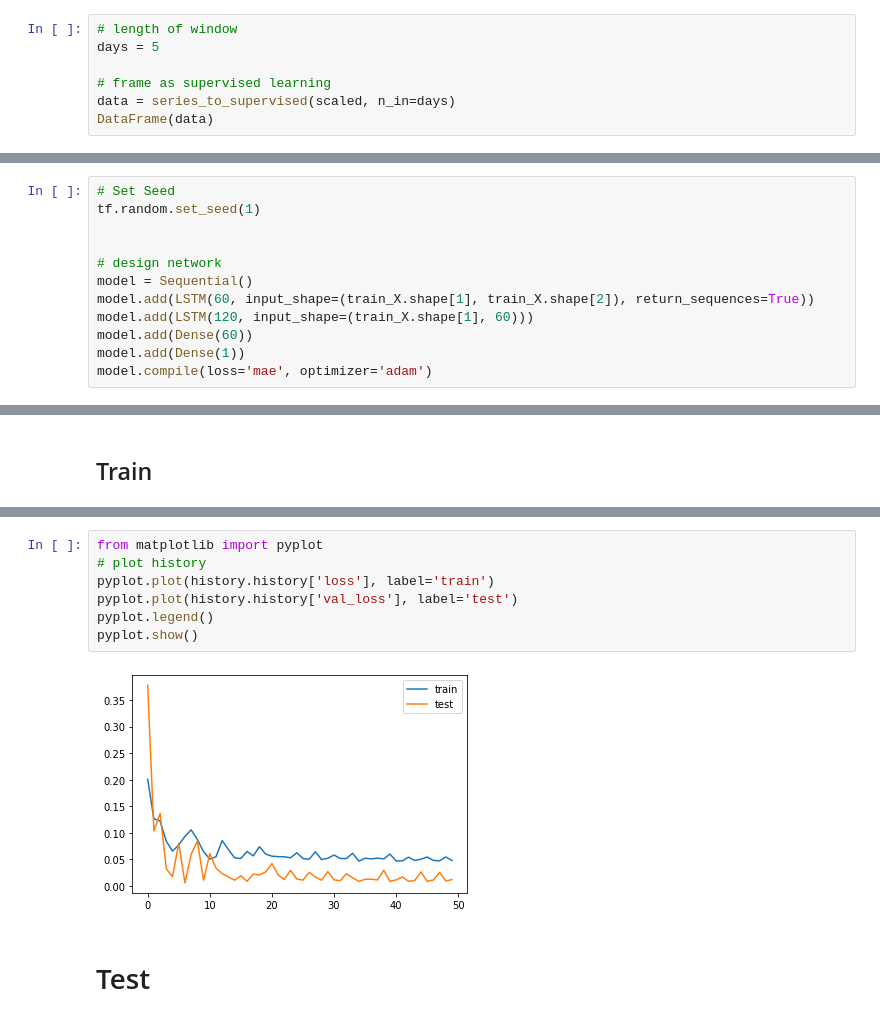
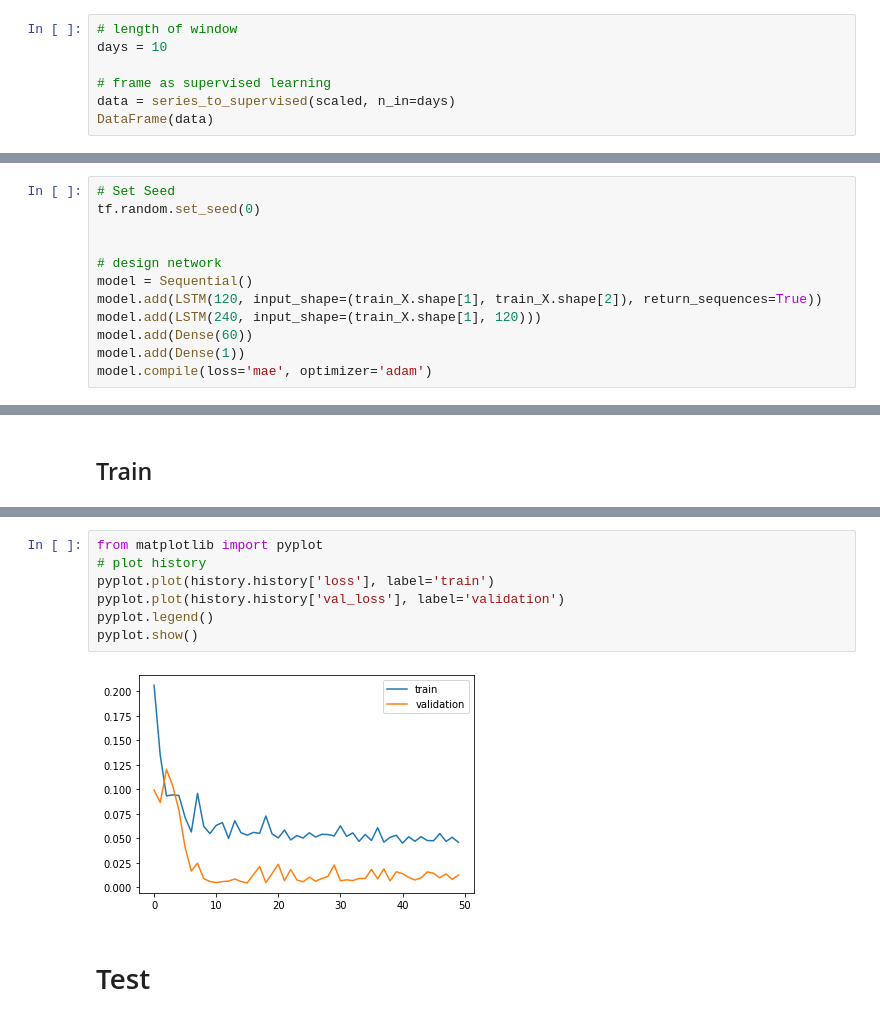
Before and after one commit to MITCriticalData-Colombia/Covid_Media_Cloud, a Jupyter notebook: Time_series_forecast.ipynb, the cells around one changed output, grey strips where cells are left out. Cells and saved outputs as stored; diff of their text form.

Commit message:
time series forecaste lstm update

```diff
--- a/Time_series_forecast.ipynb
+++ b/Time_series_forecast.ipynb
@@ -158,7 +158,7 @@ scaler = MinMaxScaler(feature_range=(0, 1)) # Scaler between 0 and 1
 scaled = scaler.fit_transform(colombia_df) # As we can see data set has 3 Columns (This shape is also important for inverse scaler as we will see in future)
 # %%
 # length of window
-days = 5
+days = 10
 
 # frame as supervised learning
 data = series_to_supervised(scaled, n_in=days)
@@ -233,13 +233,13 @@ print(train_X.shape, train_y.shape, test_X.shape, test_y.shape)
 ## LSTM
 # %%
 # Set Seed
-tf.random.set_seed(1)
+tf.random.set_seed(0)
 
 
 # design network
 model = Sequential()
-model.add(LSTM(60, input_shape=(train_X.shape[1], train_X.shape[2]), return_sequences=True))
-model.add(LSTM(120, input_shape=(train_X.shape[1], 60)))
+model.add(LSTM(120, input_shape=(train_X.shape[1], train_X.shape[2]), return_sequences=True))
+model.add(LSTM(240, input_shape=(train_X.shape[1], 120)))
 model.add(Dense(60))
 model.add(Dense(1))
 model.compile(loss='mae', optimizer='adam')
@@ -299,12 +305,12 @@ Epoch 50/50
 # %%
 from matplotlib import pyplot
 # plot history
 pyplot.plot(history.history['loss'], label='train')
-pyplot.plot(history.history['val_loss'], label='test')
+pyplot.plot(history.history['val_loss'], label='validation')
 pyplot.legend()
 pyplot.show()
 # %% [output]
-[figure, old version]
+[figure, new version]
 # %% [markdown]
 # Test
 # %%
```
Also changed, not shown: parts of 12 cells of this notebook.
